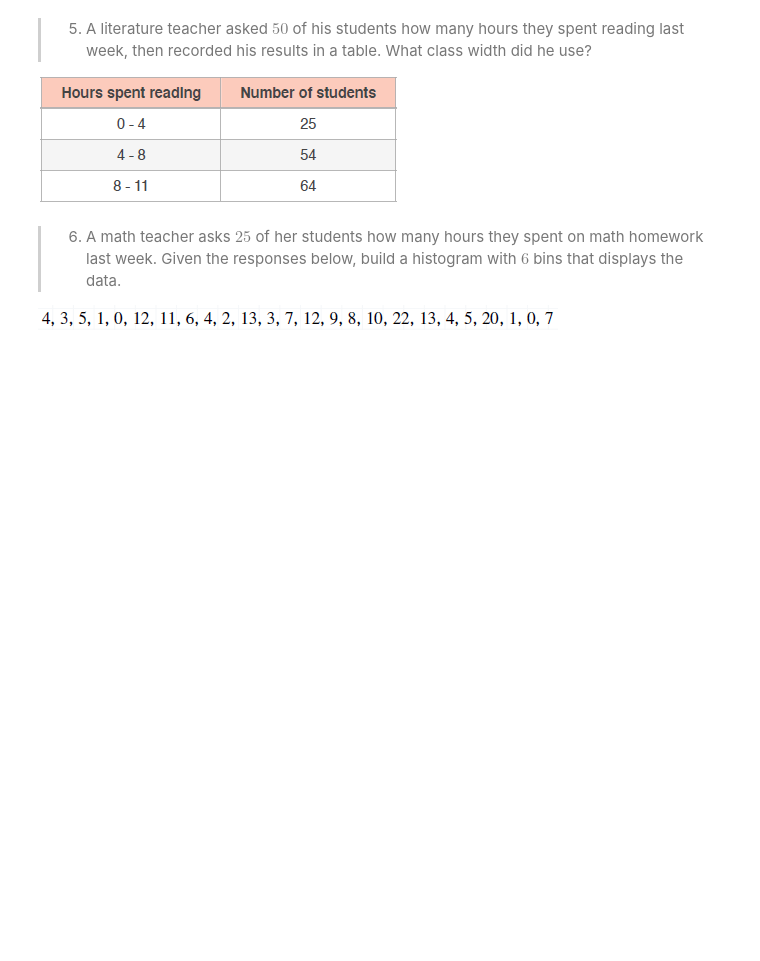
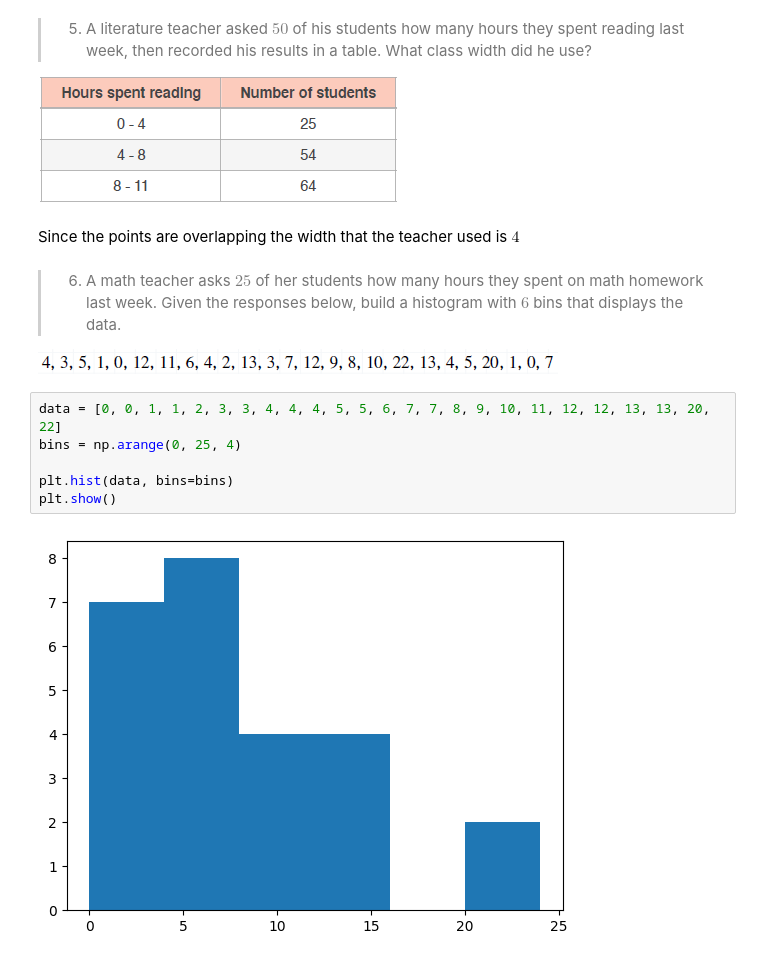
Before and after one commit to acasasis-dev/become-a-probability-n-statistics-master, a Jupyter notebook: bonus/section-02-visualizing-data/exercise-10-building-histograms-from-data-sets.ipynb, the cells around one changed output. Saved outputs shown, nothing was run; the diff lists cells and outputs as text; blank space fills up the shorter version.

```diff
--- a/bonus/section-02-visualizing-data/exercise-10-building-histograms-from-data-sets.ipynb
+++ b/bonus/section-02-visualizing-data/exercise-10-building-histograms-from-data-sets.ipynb
@@ -38,9 +43,19 @@ spent reading last week, then recorded his results in a table. What class
 width did he use?
 
 ![image.png](attachment:image.png)
+# %% [markdown]
+Since the points are overlapping the width that the teacher used is $4$
 # %% [markdown]
 > 6. A math teacher asks $25$ of her students how many hours they spent on
 math homework last week. Given the responses below, build a histogram
 with $6$ bins that displays the data.
 
 ![image.png](attachment:image.png)
+# %%
+data = [0, 0, 1, 1, 2, 3, 3, 4, 4, 4, 5, 5, 6, 7, 7, 8, 9, 10, 11, 12, 12, 13, 13, 20, 22]
+bins = np.arange(0, 25, 4)
+
+plt.hist(data, bins=bins)
+plt.show()
+# %% [output]
+[figure, added]
```
Also changed, not shown: parts of 2 cells of this notebook.
